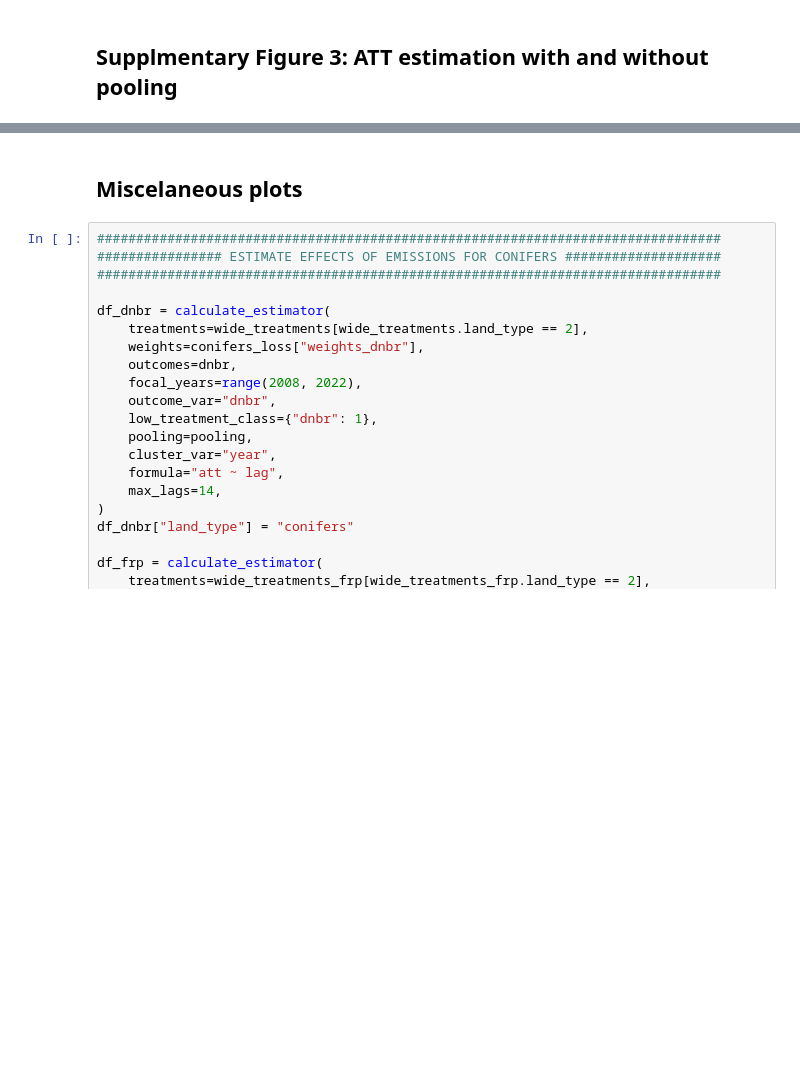
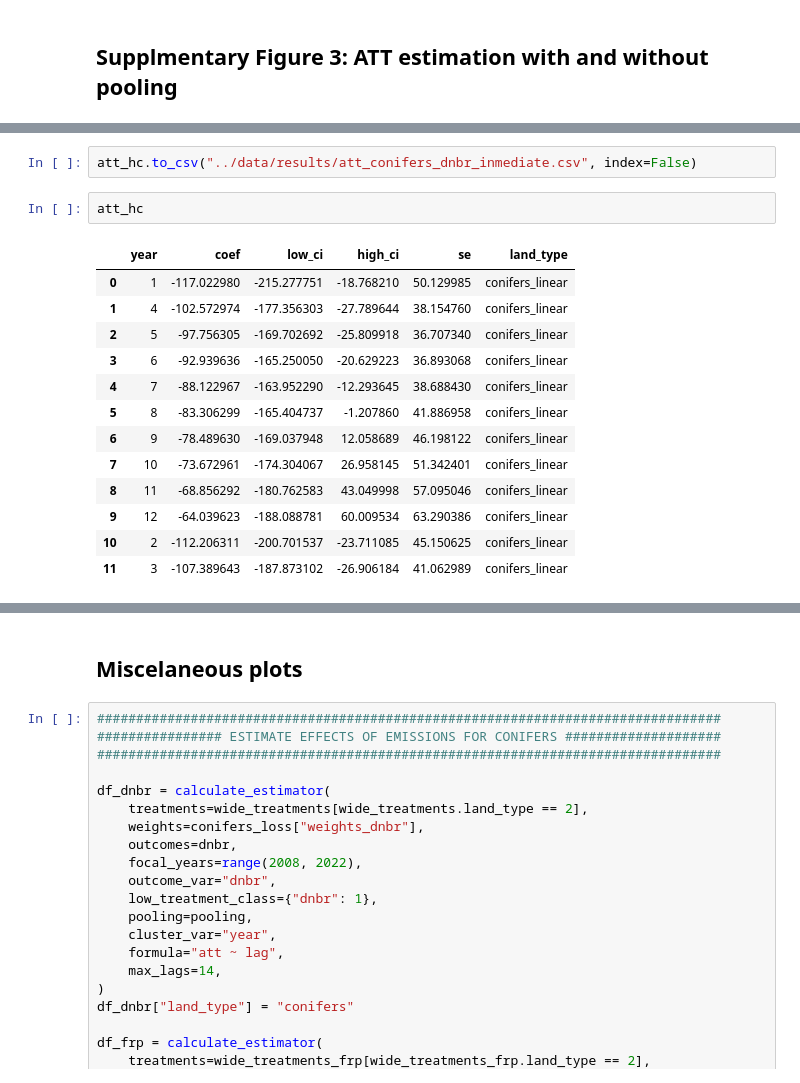
Before and after one commit to echolab-stanford/prescribed_fires, a Jupyter notebook: analysis/results_figures_replication.ipynb, the cells around one changed output, grey strips where cells are left out. Saved outputs shown, nothing was run; the diff lists cells and outputs as text; blank space fills up the shorter version.

```diff
--- a/analysis/results_figures_replication.ipynb
+++ b/analysis/results_figures_replication.ipynb
@@ -1435,6 +1466,24 @@ except Exception as e:
     pass
     print(e)
     rr_shrubs = None
+# %%
+att_hc.to_csv("../data/results/att_conifers_dnbr_inmediate.csv", index=False)
+# %%
+att_hc
+# %% [output]
+|  | year | coef | low_ci | high_ci | se | land_type |
+| 0 | 1 | -117.022980 | -215.277751 | -18.768210 | 50.129985 | conifers_linear |
+| 1 | 4 | -102.572974 | -177.356303 | -27.789644 | 38.154760 | conifers_linear |
+| 2 | 5 | -97.756305 | -169.702692 | -25.809918 | 36.707340 | conifers_linear |
+| 3 | 6 | -92.939636 | -165.250050 | -20.629223 | 36.893068 | conifers_linear |
+| 4 | 7 | -88.122967 | -163.952290 | -12.293645 | 38.688430 | conifers_linear |
+| 5 | 8 | -83.306299 | -165.404737 | -1.207860 | 41.886958 | conifers_linear |
+| 6 | 9 | -78.489630 | -169.037948 | 12.058689 | 46.198122 | conifers_linear |
+| 7 | 10 | -73.672961 | -174.304067 | 26.958145 | 51.342401 | conifers_linear |
+| 8 | 11 | -68.856292 | -180.762583 | 43.049998 | 57.095046 | conifers_linear |
+| 9 | 12 | -64.039623 | -188.088781 | 60.009534 | 63.290386 | conifers_linear |
+| 10 | 2 | -112.206311 | -200.701537 | -23.711085 | 45.150625 | conifers_linear |
+| 11 | 3 | -107.389643 | -187.873102 | -26.906184 | 41.062989 | conifers_linear |
 # %%
 atts = pd.concat(list_results)
 
```
Also changed, not shown: parts of 8 cells of this notebook, 7 other files.
